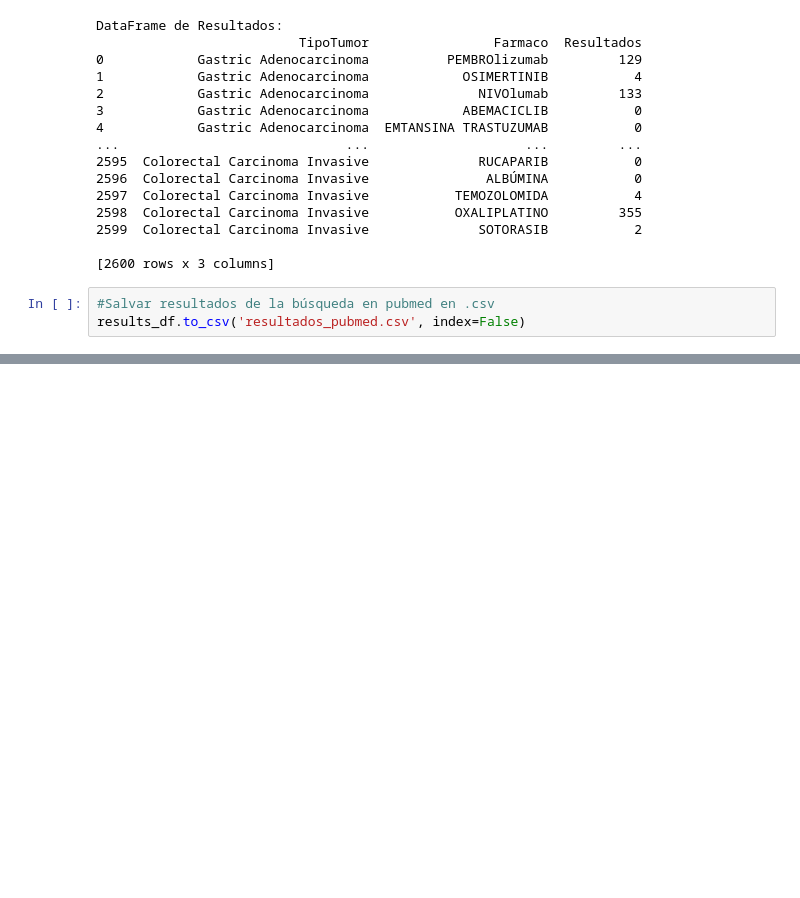
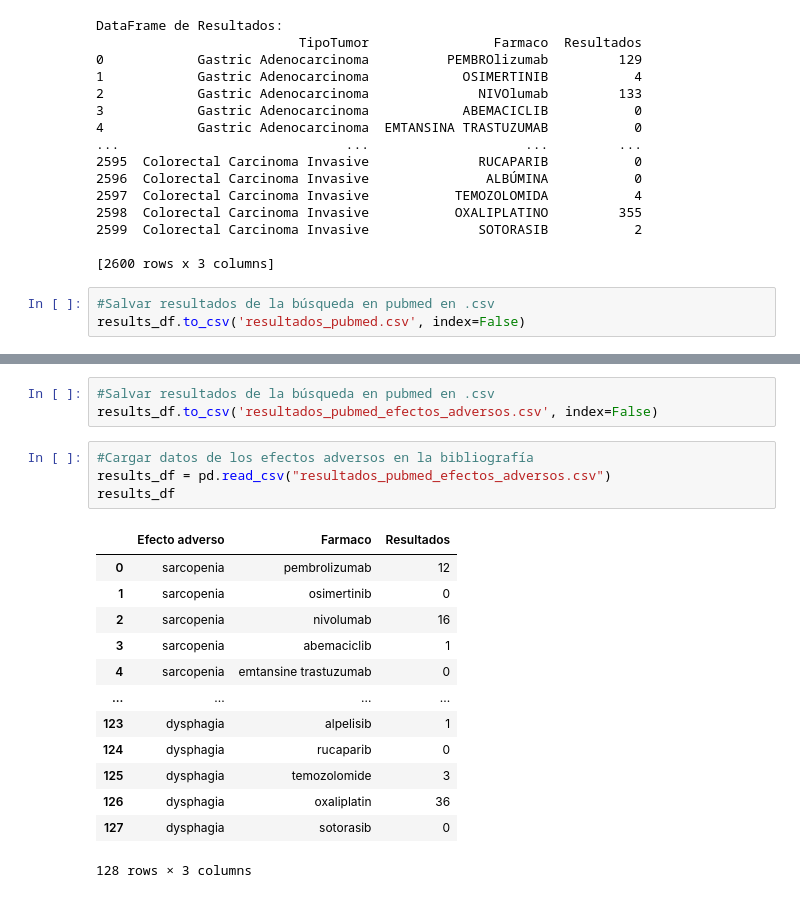
Before and after one commit to BreisOne/pharmacovigilance-literature-mining, a Jupyter notebook: pubmed-api.ipynb, the cells around one changed output, grey strips where cells are left out. Drawn from its saved outputs; the diff is of its cells as text; blank space fills up the shorter version.

```diff
--- a/pubmed-api.ipynb
+++ b/pubmed-api.ipynb
@@ -115,0 +168,21 @@ plt.show()
+# %%
+#Salvar resultados de la búsqueda en pubmed en .csv
+results_df.to_csv('resultados_pubmed_efectos_adversos.csv', index=False)
+# %%
+#Cargar datos de los efectos adversos en la bibliografía
+results_df = pd.read_csv("resultados_pubmed_efectos_adversos.csv")
+results_df
+# %% [output]
+|  | Efecto adverso | Farmaco | Resultados |
+| 0 | sarcopenia | pembrolizumab | 12 |
+| 1 | sarcopenia | osimertinib | 0 |
+| 2 | sarcopenia | nivolumab | 16 |
+| 3 | sarcopenia | abemaciclib | 1 |
+| 4 | sarcopenia | emtansine trastuzumab | 0 |
+| ... | ... | ... | ... |
+| 123 | dysphagia | alpelisib | 1 |
+| 124 | dysphagia | rucaparib | 0 |
+| 125 | dysphagia | temozolomide | 3 |
+| 126 | dysphagia | oxaliplatin | 36 |
+| 127 | dysphagia | sotorasib | 0 |
+128 rows × 3 columns
```
Also changed, not shown: parts of 9 cells of this notebook, 5 other files.
